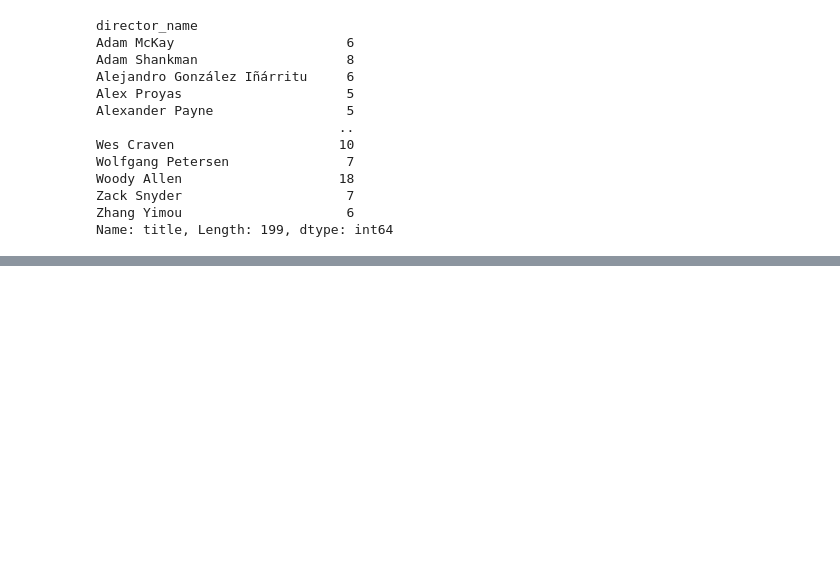
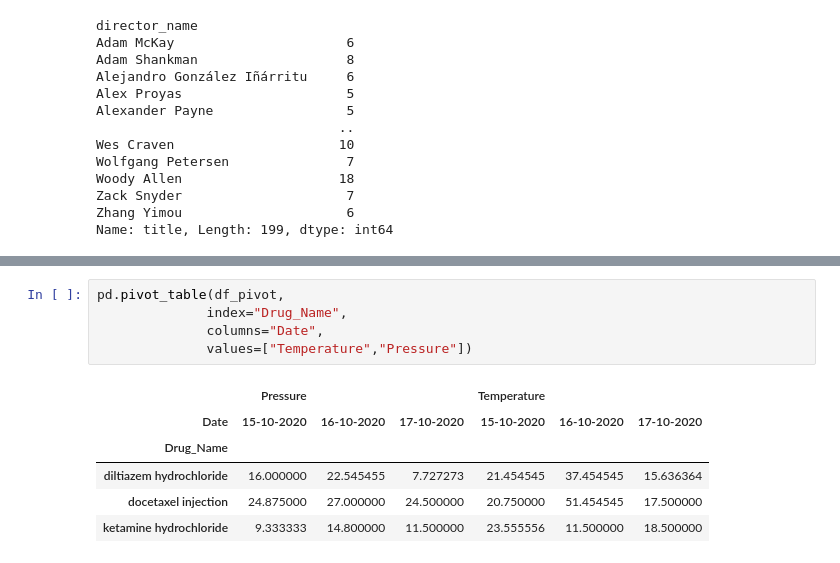
Before and after one commit to jeeet0700/Pandas, a Jupyter notebook: Pandas final cut.ipynb, the cells around one changed output, grey strips where cells are left out. Drawn from its saved outputs; the diff is of its cells as text; blank space fills up the shorter version.

```diff
--- a/Pandas final cut.ipynb
+++ b/Pandas final cut.ipynb
@@ -2408,0 +2520,12 @@ pd.pivot(df_melt,
+# %%
+pd.pivot_table(df_pivot,
+              index="Drug_Name",
+              columns="Date",
+              values=["Temperature","Pressure"])
+# %% [output]
+|  | Pressure |  |  | Temperature |  |  |
+| Date | 15-10-2020 | 16-10-2020 | 17-10-2020 | 15-10-2020 | 16-10-2020 | 17-10-2020 |
+| Drug_Name |  |  |  |  |  |  |
+| diltiazem hydrochloride | 16.000000 | 22.545455 | 7.727273 | 21.454545 | 37.454545 | 15.636364 |
+| docetaxel injection | 24.875000 | 27.000000 | 24.500000 | 20.750000 | 51.454545 | 17.500000 |
+| ketamine hydrochloride | 9.333333 | 14.800000 | 11.500000 | 23.555556 | 11.500000 | 18.500000 |
```
Also changed, not shown: parts of 77 cells of this notebook.
